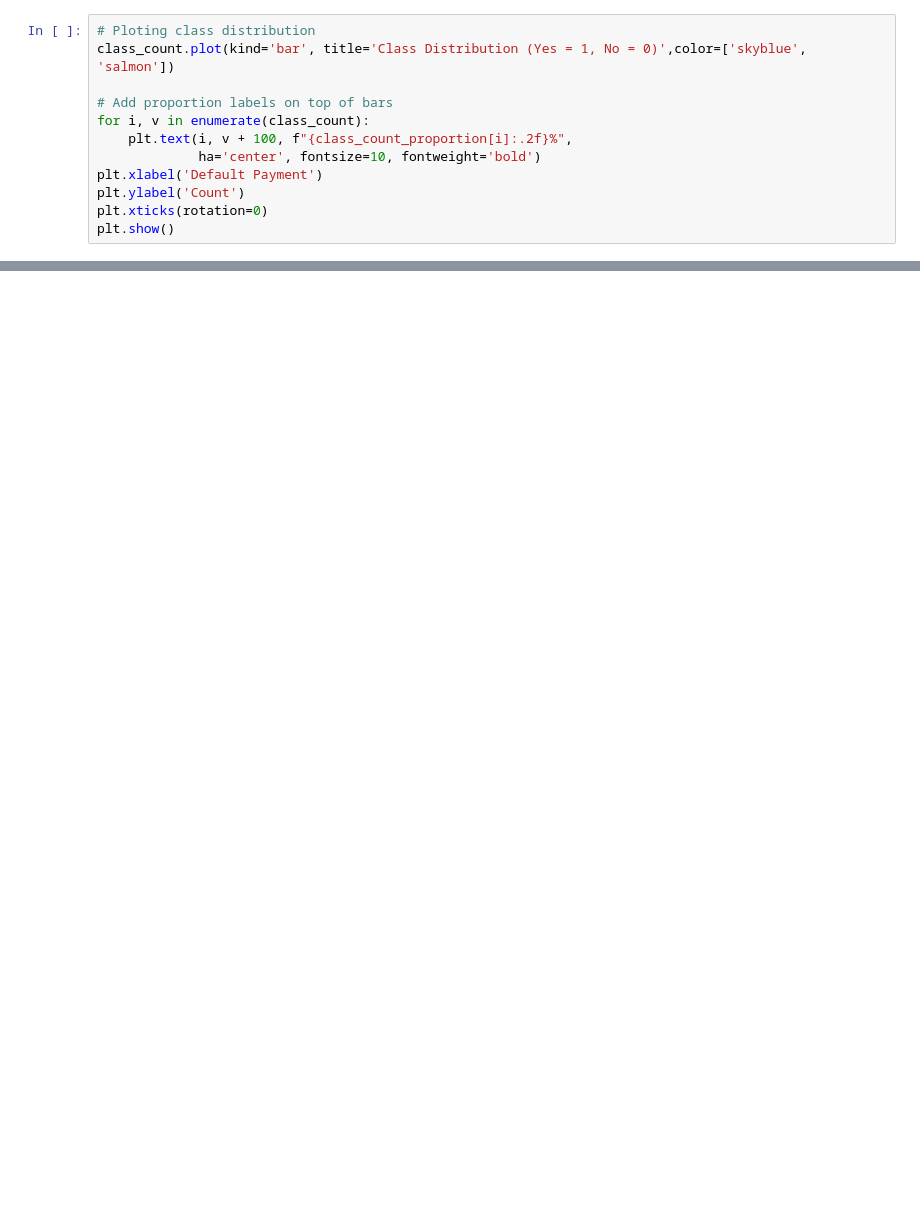
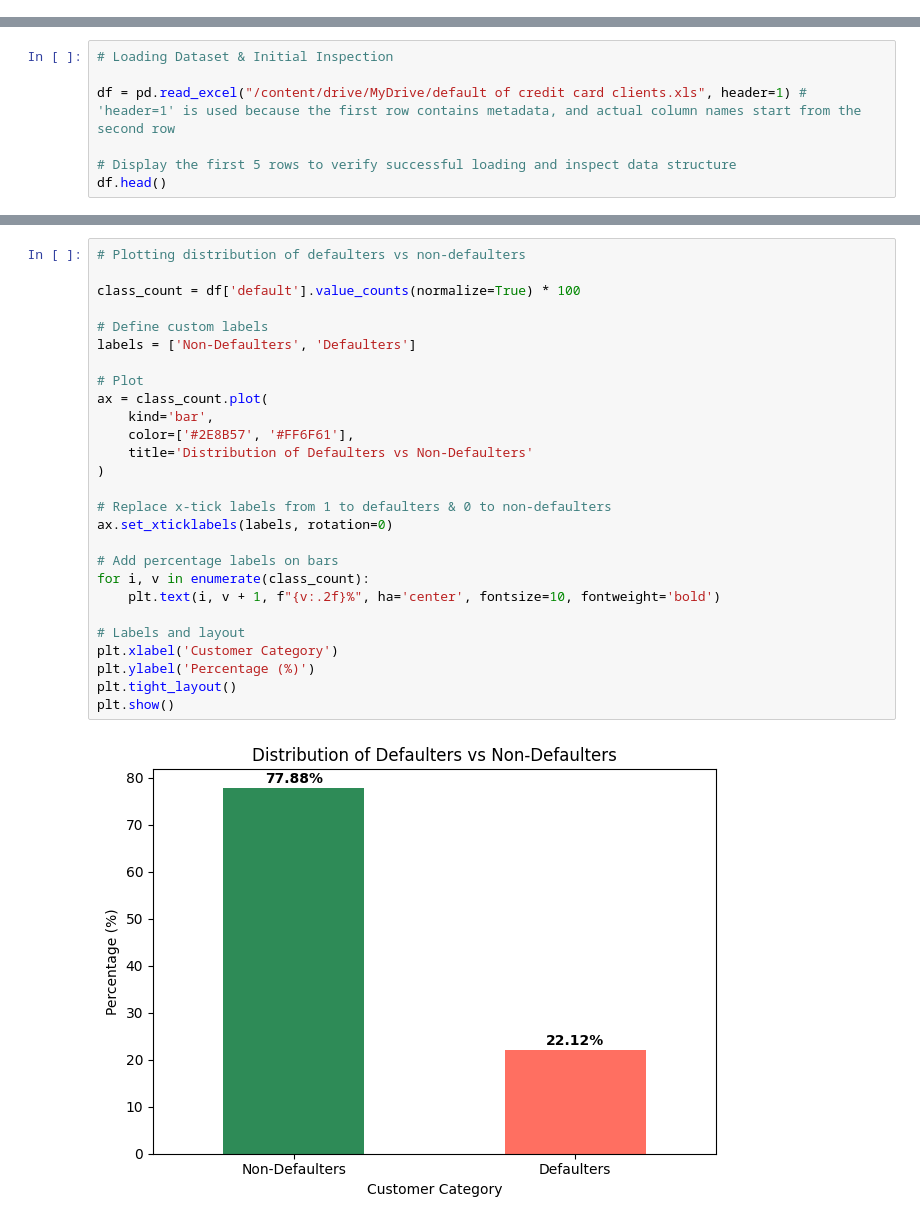
Before and after one commit to NavaneethTalluri/Enhancing-Credit-Card-Default-Prediction-Using-GAN-Based-Data-Augmentation, a Jupyter notebook: Data_Science_Project_23102357.ipynb, the cells around one changed output, grey strips where cells are left out. Cells and saved outputs as stored; diff of their text form; blank space fills up the shorter version.

Commit message:
Add files via upload
Updated notebook with improved visualizations and ROC analysis

```diff
--- a/Data_Science_Project_23102357.ipynb
+++ b/Data_Science_Project_23102357.ipynb
@@ -135,12 +0,0 @@ dtype: float64
-# %%
-# Ploting class distribution
-class_count.plot(kind='bar', title='Class Distribution (Yes = 1, No = 0)',color=['skyblue', 'salmon'])
-
-# Add proportion labels on top of bars
-for i, v in enumerate(class_count):
-    plt.text(i, v + 100, f"{class_count_proportion[i]:.2f}%",
-             ha='center', fontsize=10, fontweight='bold')
-plt.xlabel('Default Payment')
-plt.ylabel('Count')
-plt.xticks(rotation=0)
-plt.show()
@@ -308,0 +66,7 @@ dtype: float64
+# %%
+# Loading Dataset & Initial Inspection
+
+df = pd.read_excel("/content/drive/MyDrive/default of credit card clients.xls", header=1) # 'header=1' is used because the first row contains metadata, and actual column names start from the second row
+
+# Display the first 5 rows to verify successful loading and inspect data structure
+df.head()
@@ -308,0 +252,29 @@ dtype: float64
+# %%
+# Plotting distribution of defaulters vs non-defaulters
+
+class_count = df['default'].value_counts(normalize=True) * 100
+
+# Define custom labels
+labels = ['Non-Defaulters', 'Defaulters']
+
+# Plot
+ax = class_count.plot(
+    kind='bar',
+    color=['#2E8B57', '#FF6F61'],
+    title='Distribution of Defaulters vs Non-Defaulters'
+)
+
+# Replace x-tick labels from 1 to defaulters & 0 to non-defaulters
+ax.set_xticklabels(labels, rotation=0)
+
+# Add percentage labels on bars
+for i, v in enumerate(class_count):
+    plt.text(i, v + 1, f"{v:.2f}%", ha='center', fontsize=10, fontweight='bold')
+
+# Labels and layout
+plt.xlabel('Customer Category')
+plt.ylabel('Percentage (%)')
+plt.tight_layout()
+plt.show()
+# %% [output]
+[figure, added]
```
Also changed, not shown: parts of 152 cells of this notebook.
